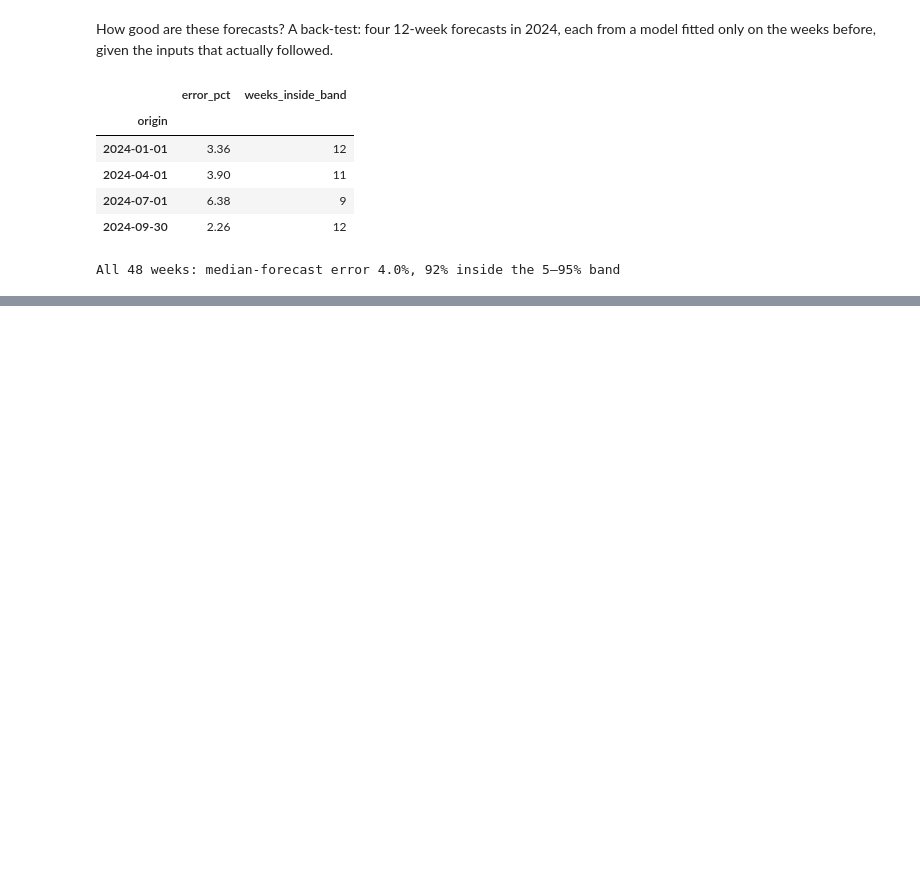
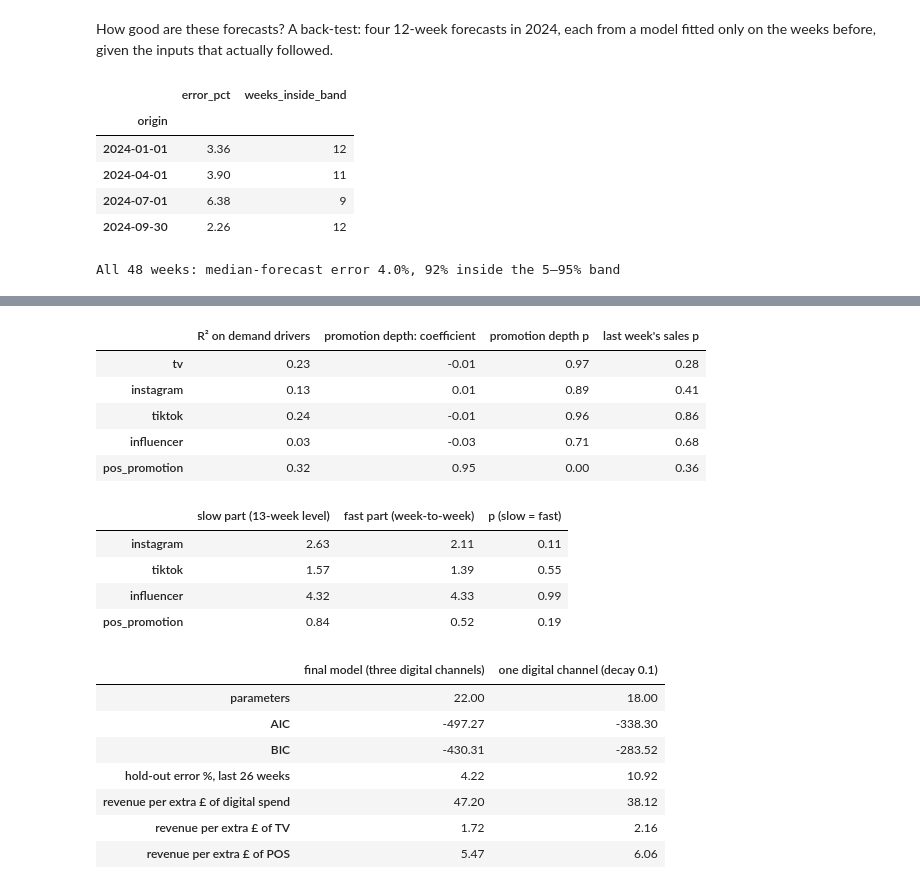
Before and after one commit to heytuna10/Arla-Protein-UK-Mixed-Modelling, a Jupyter notebook: notebooks/02_model_extension.ipynb, the cells around one changed output, grey strips where cells are left out. Cells and saved outputs as stored; diff of their text form; code cells hidden in the pictures; blank space fills up the shorter version.

```diff
--- a/notebooks/02_model_extension.ipynb
+++ b/notebooks/02_model_extension.ipynb
@@ -291,0 +296,25 @@ All 48 weeks: median-forecast error 4.0%, 92% inside the 5–95% band
+# %%
+from arla_mmm import review as rv, anchored as an
+display(rv.spend_process(m)[["R² on demand drivers", "promotion depth: coefficient", "promotion depth p", "last week's sales p"]])
+display(rv.frequency_split(m)[["slow part (13-week level)", "fast part (week-to-week)", "p (slow = fast)"]])
+rv.digital_aggregate(m)[0]
+# %% [output]
+|  | R² on demand drivers | promotion depth: coefficient | promotion depth p | last week's sales p |
+| tv | 0.23 | -0.01 | 0.97 | 0.28 |
+| instagram | 0.13 | 0.01 | 0.89 | 0.41 |
+| tiktok | 0.24 | -0.01 | 0.96 | 0.86 |
+| influencer | 0.03 | -0.03 | 0.71 | 0.68 |
+| pos_promotion | 0.32 | 0.95 | 0.00 | 0.36 |
+|  | slow part (13-week level) | fast part (week-to-week) | p (slow = fast) |
+| instagram | 2.63 | 2.11 | 0.11 |
+| tiktok | 1.57 | 1.39 | 0.55 |
+| influencer | 4.32 | 4.33 | 0.99 |
+| pos_promotion | 0.84 | 0.52 | 0.19 |
+|  | final model (three digital channels) | one digital channel (decay 0.1) |
+| parameters | 22.00 | 18.00 |
+| AIC | -497.27 | -338.30 |
+| BIC | -430.31 | -283.52 |
+| hold-out error %, last 26 weeks | 4.22 | 10.92 |
+| revenue per extra £ of digital spend | 47.20 | 38.12 |
+| revenue per extra £ of TV | 1.72 | 2.16 |
+| revenue per extra £ of POS | 5.47 | 6.06 |
```
Also changed, not shown: parts of 6 cells of this notebook, 14 other files.
